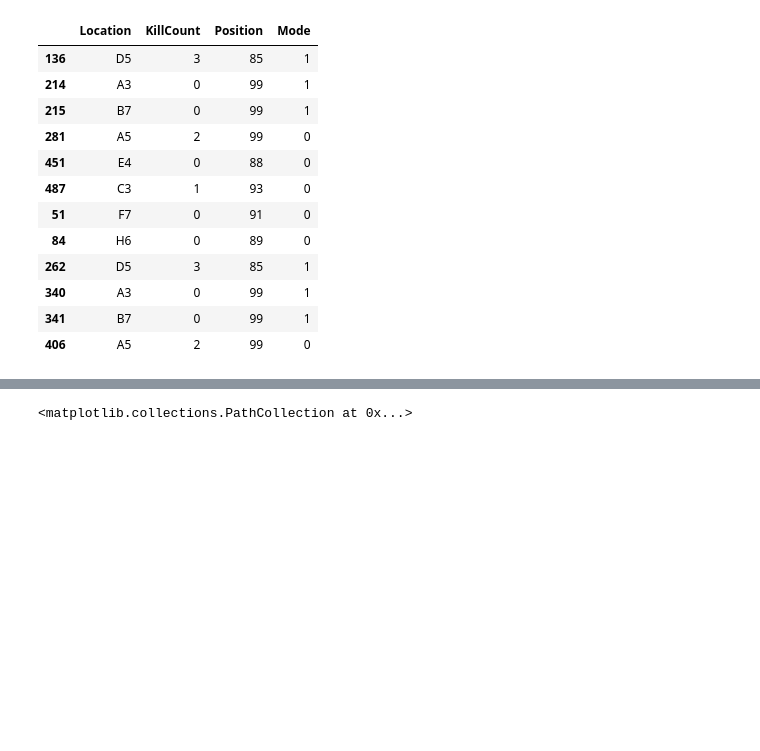
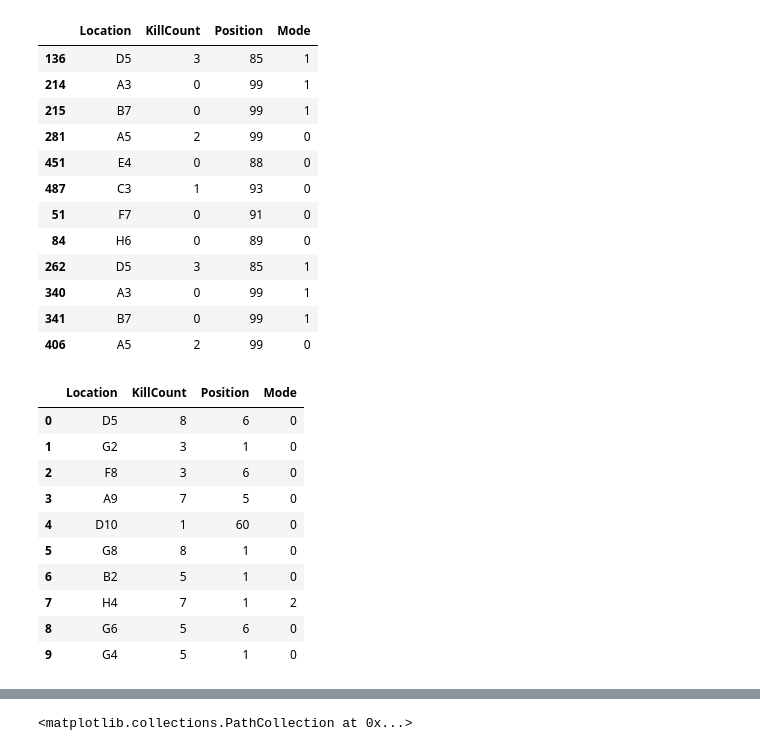
Before and after one commit to Justin1st/Fortnite_Heatmap, a Jupyter notebook: Final Code.ipynb, the cells around one changed output, grey strips where cells are left out. Saved outputs shown, nothing was run; the diff lists cells and outputs as text; code cells hidden in the pictures; blank space fills up the shorter version.

```diff
--- a/Final Code.ipynb
+++ b/Final Code.ipynb
@@ -63,6 +75,20 @@ df.loc[df["Position"] > 82]
 | 340 | A3 | 0 | 99 | 1 |
 | 341 | B7 | 0 | 99 | 1 |
 | 406 | A5 | 2 | 99 | 0 |
+# %%
+df.head(10)
+# %% [output]
+|  | Location | KillCount | Position | Mode |
+| 0 | D5 | 8 | 6 | 0 |
+| 1 | G2 | 3 | 1 | 0 |
+| 2 | F8 | 3 | 6 | 0 |
+| 3 | A9 | 7 | 5 | 0 |
+| 4 | D10 | 1 | 60 | 0 |
+| 5 | G8 | 8 | 1 | 0 |
+| 6 | B2 | 5 | 1 | 0 |
+| 7 | H4 | 7 | 1 | 2 |
+| 8 | G6 | 5 | 6 | 0 |
+| 9 | G4 | 5 | 1 | 0 |
 # %%
 import seaborn as sns
 
```
Also changed, not shown: parts of 8 cells of this notebook, 1 other file.
